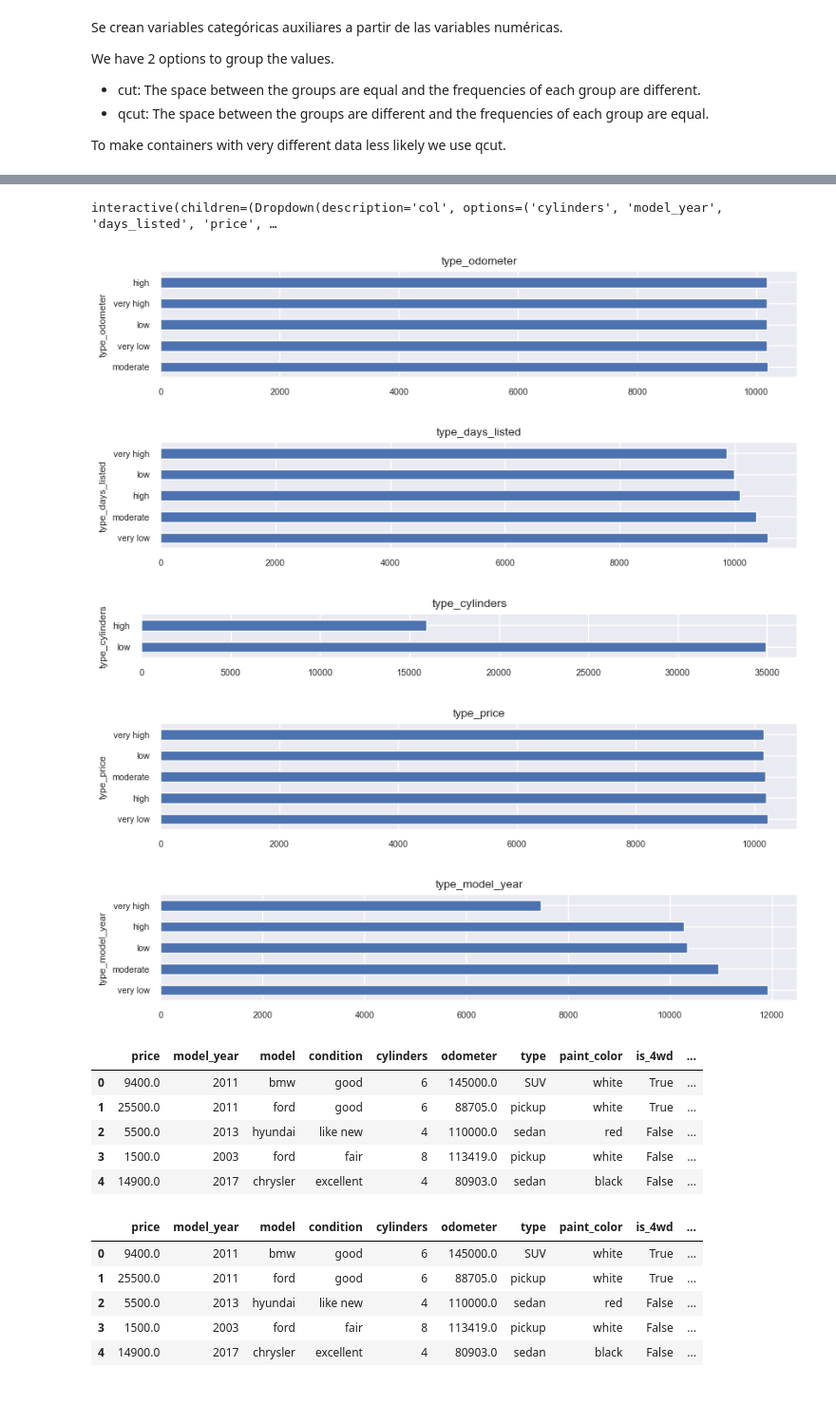
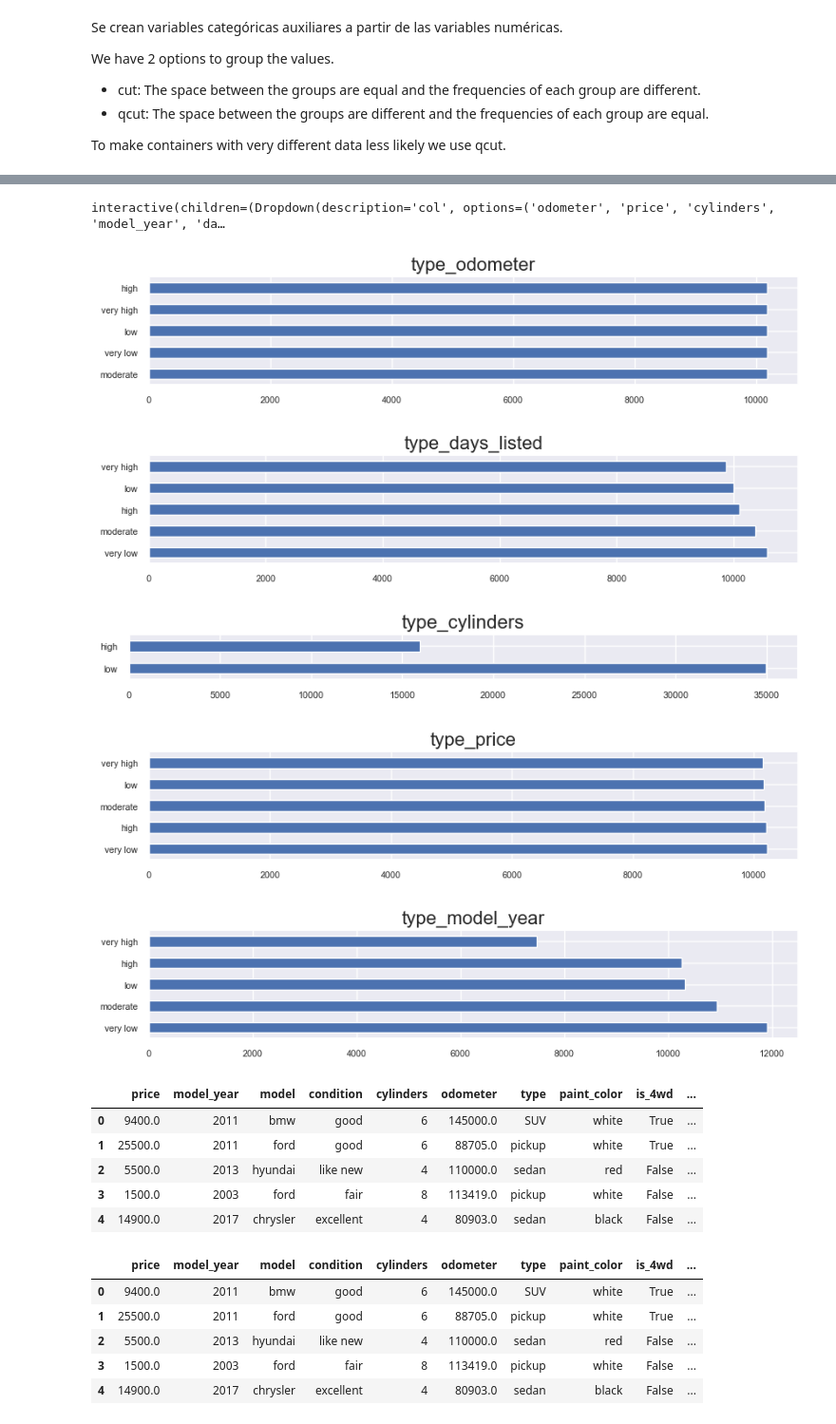
Before and after one commit to kike1985/Machine-Learning, a Jupyter notebook: 0103_Regression_Vehicles_Price.ipynb, the cells around one changed output, grey strips where cells are left out. Shown at 95% size. Drawn from its saved outputs; the diff is of its cells as text; code cells hidden in the pictures; blank space fills up the shorter version.

```diff
--- a/0103_Regression_Vehicles_Price.ipynb
+++ b/0103_Regression_Vehicles_Price.ipynb
@@ -543,52 +533,54 @@ desc_resume
 # %%
-@interact(col=desc_resume.index)
-def my_boxplot(col):
-
-    plt.rcParams['figure.figsize'] = (8, 2)
+@interact
+def my_boxplot(col=desc_resume.index):
+    plt.rcParams['figure.figsize'] = (10, 2)
 
     sns.boxplot(data=df, x=col)
-    plt.title('Box Plot', fontsize=12)
 
+    plt.title('Box Plot', fontsize=16)
+    plt.xlabel(col, fontsize=12)
     plt.show()
 # %% [output]
-interactive(children=(Dropdown(description='col', options=('cylinders', 'model_year', 'days_listed', 'price', …
+interactive(children=(Dropdown(description='col', options=('odometer', 'price', 'cylinders', 'model_year', 'da…
 # %%
 # Si no existe una clasificación brindada por el negocio, se realiza una agrupación natural (qcut-cut).
 # Ejemplo:
 #  Edad: [0-7): niño, [8-18): adolescente, [70-120]: 3ra edad
 
 
 types_2 = ['low', 'high']
 types_3 = ['low', 'normal', 'high']
 types_5 = ['very low', 'low', 'moderate', 'high', 'very high']
 
 pref = 'type_'  # Para optimizar los gráficos que de generarán a continuación.
 
 # Columns created are added to delete later.
 type_columns = [
     (f'{pref}odometer', 'odometer', types_5),
     (f'{pref}days_listed', 'days_listed', types_5),
     (f'{pref}cylinders', 'cylinders', types_2),
     (f'{pref}price', 'price', types_5),
     (f'{pref}model_year', 'model_year', types_5)]
 
 for col in type_columns:
     plt.rcParams['figure.figsize'] = (10, len(col[2])/3)
 
     df[col[0]] = pd.qcut(x=df[col[1]], q=len(col[2]), labels=col[2])
 #     df[col[0]] = pd.cut(x=df[col[1]], bins=len(col[2]), labels=col[2])
 
     df[col[0]].value_counts().plot(kind='barh')
-    plt.title(col[0], fontsize=10)
+
+    plt.title(col[0], fontsize=16)
+    plt.ylabel('')
     plt.show()
 
 df.head()
 # %% [output]
-[figure, old version]
+[figure, new version]
-[figure, old version]
+[figure, new version]
-[figure, old version]
+[figure, new version]
-[figure, old version]
+[figure, new version]
-[figure, old version]
+[figure, new version]
 |  | price | model_year | model | condition | cylinders | odometer | type | paint_color | is_4wd | ... |
 | 0 | 9400.0 | 2011 | bmw | good | 6 | 145000.0 | SUV | white | True | ... |
 | 1 | 25500.0 | 2011 | ford | good | 6 | 88705.0 | pickup | white | True | ... |
```
Also changed, not shown: parts of 30 cells of this notebook, 3 other files.
